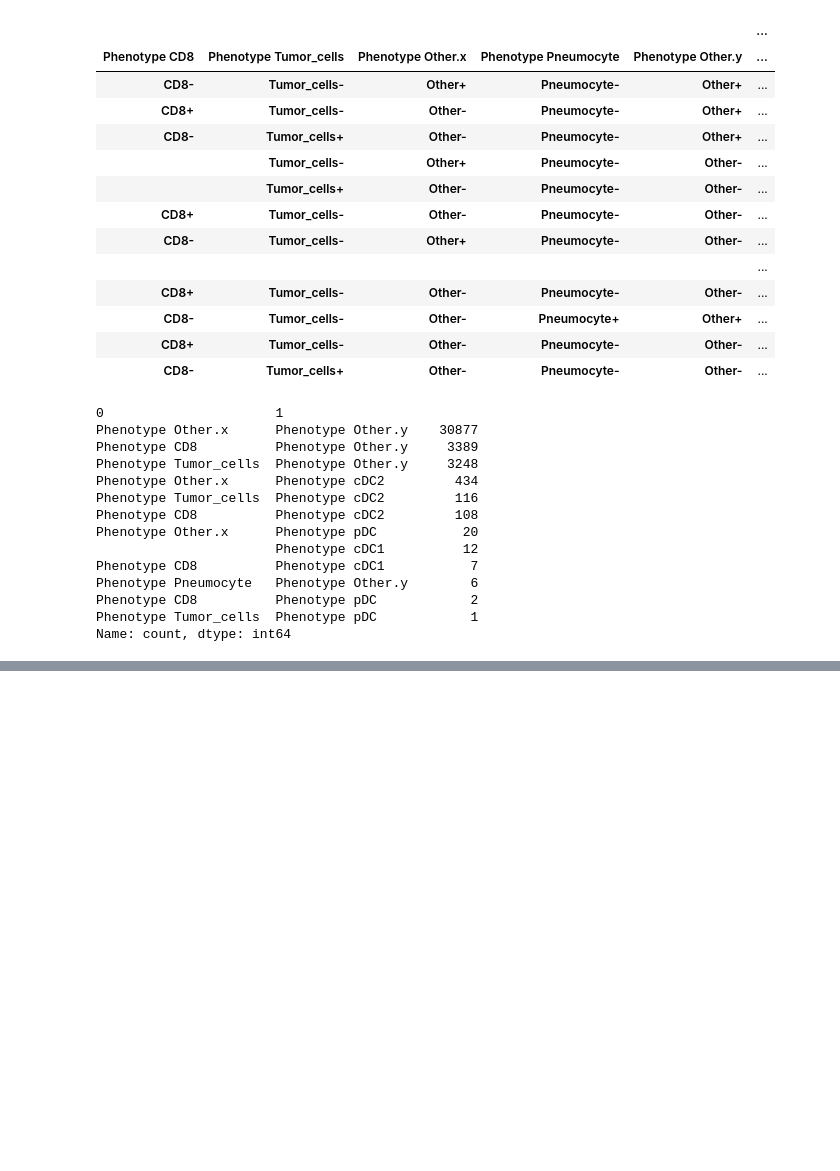
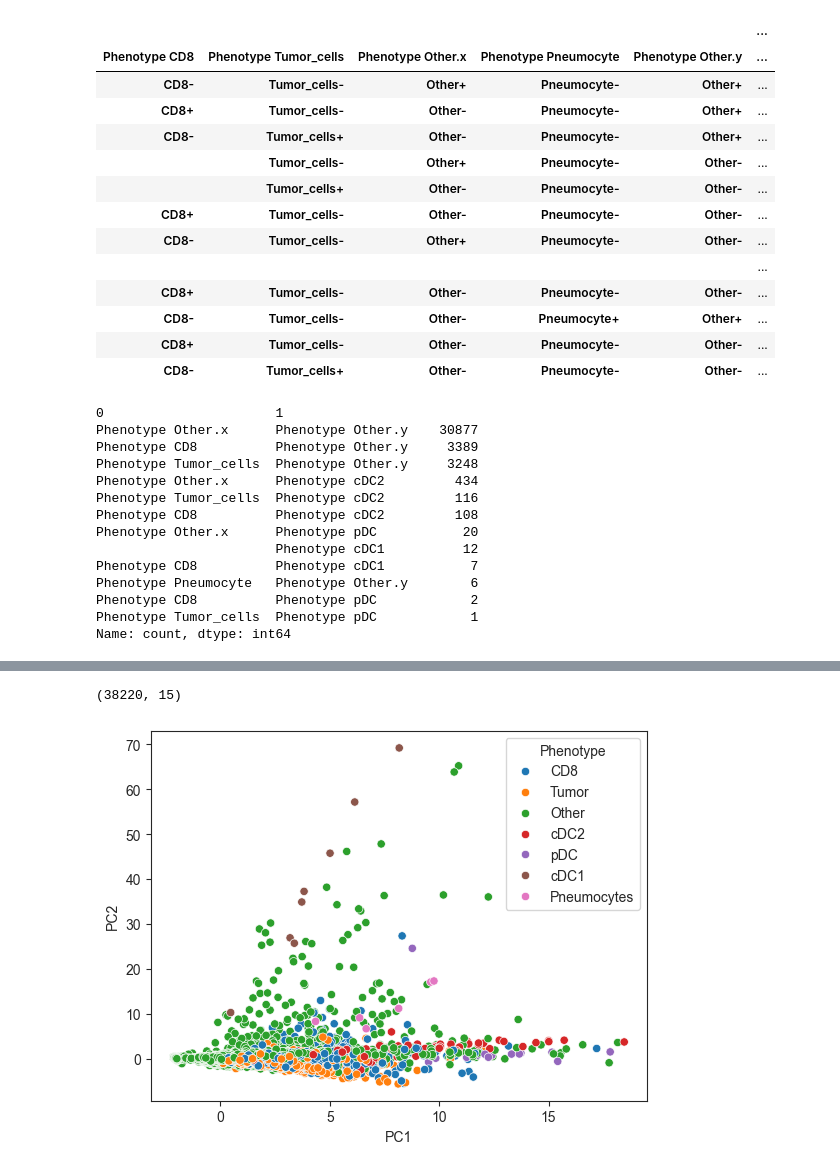
Before and after one commit to MartialScavino/Spatial_app, a Jupyter notebook: scripts/Test magicgui.ipynb, the cells around one changed output, grey strips where cells are left out. Cells and saved outputs as stored; diff of their text form; code cells hidden in the pictures; blank space fills up the shorter version.

```diff
--- a/scripts/Test magicgui.ipynb
+++ b/scripts/Test magicgui.ipynb
@@ -318,17 +318,17 @@ class Widget:
         When the slider input is modified, clear the previous vline and draw a new one
         """
         while len(self.plot.ax.lines) > 0:
-            self.plot.ax.lines[0].remove()
+            self.plot.ax.lines[len(self.plot.ax.lines)-1].remove()
 
         position = self.parameters.slider.value
         self.plot.axvline(position, c = "red")
 
-
-
+    @parameters.density.connect
     def _plot_wrapper(self):
         """
         Function to plot
         """
+        self.plot.cla()
         self.plot.ax.set(xlabel=self.parameters.x_axis.value, ylabel=self.parameters.y_axis.value)
 
         if self.parameters.density.value:
@@ -344,23 +344,10 @@ class Widget:
             sns.scatterplot(self.temp, x = "x", y = 'y', ax = self.plot.ax, hue = "Phenotype")
             self.plot.autoscale()
 
+        while len(self.plot.ax.lines) > 0:
+            self.plot.ax.lines[len(self.plot.ax.lines)-1].remove()
+        self.plot.axvline(self.parameters.slider.value, c = "red")
 
-
-
-    @parameters.density.connect
-    def _update_density(self):
-        """
-        When the checkbox is clicked, clear the plot axes and show a new plot.
-        If there was a red line on the previous plot, store it before clearing and shows it after
-        """
-        lines = self.plot.ax.lines
-        line_value = "nope"
-        if len(lines) > 0:
-            line_value = lines[0]._x.copy()[0]
-        self.plot.cla()
-        self._plot_wrapper()
-        if line_value != "nope":
-            self.plot.axvline(line_value, c = "red")
 
     answer = field(str, options={"enabled": False})
 
@@ -459,0 +451,10 @@ Name: count, dtype: int64
+# %%
+cols_phenotype = cols.copy()
+cols_phenotype.append("Phenotype")
+
+df = data[cols_phenotype]
+std_scaler = StandardScaler()
+scaled_df = std_scaler.fit_transform(df.iloc[:,:-1])
+# %%
+pca = PCA()
+X_pca = pca.fit_transform(scaled_df)
@@ -459,0 +473,4 @@ Name: count, dtype: int64
+# %%
+for i in range(X_pca.shape[1]):
+    column_name = f"PC{i+1}"
+    df[column_name] = X_pca[:,i]
@@ -459,0 +495,10 @@ Name: count, dtype: int64
+# %%
+X_pca.shape
+# %% [output]
+(38220, 15)
+# %%
+%matplotlib inline
+sns.scatterplot(df, x= "PC1", y = "PC2", hue = "Phenotype")
+plt.show()
+# %% [output]
+[figure, added]
```
Also changed, not shown: parts of 16 cells of this notebook.
